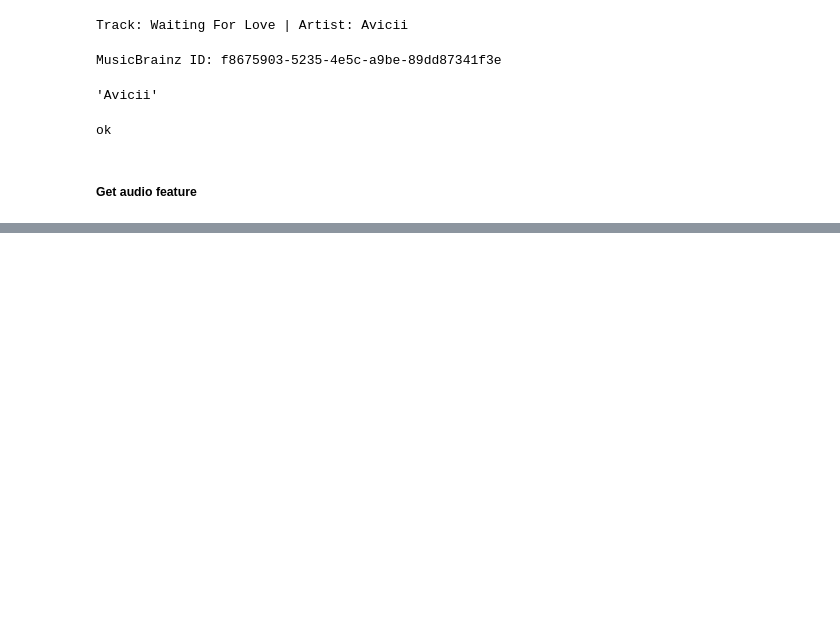
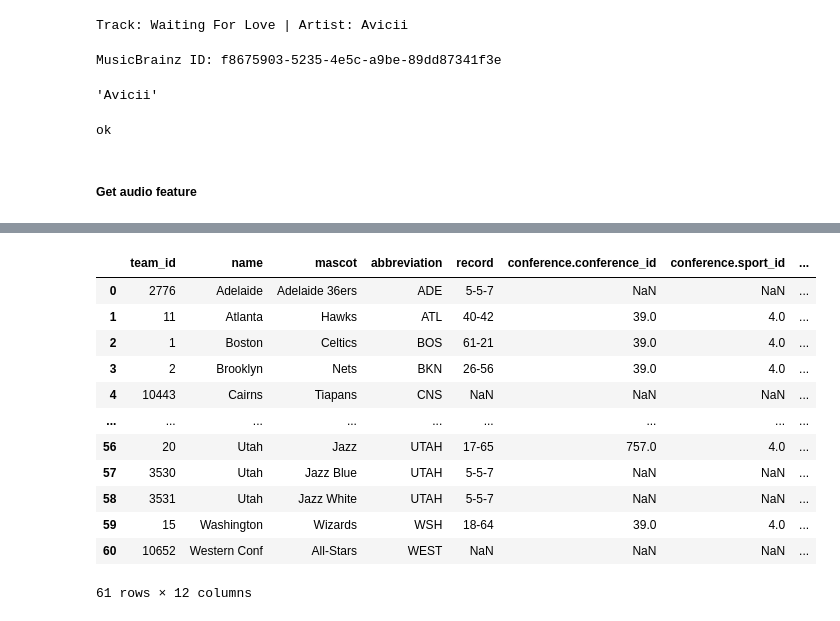
Before and after one commit to Ametist2502/DE_Project, a Jupyter notebook: projects/spotify/Code_Block.ipynb, the cells around one changed output, grey strips where cells are left out. Saved outputs shown, nothing was run; the diff lists cells and outputs as text; code cells hidden in the pictures; blank space fills up the shorter version.

```diff
--- a/projects/spotify/Code_Block.ipynb
+++ b/projects/spotify/Code_Block.ipynb
@@ -267,0 +304,15 @@ base_url='https://musicbrainz.org/ws/2/recording'
+# %%
+import http.client
+
+conn = http.client.HTTPSConnection("therundown-therundown-v1.p.rapidapi.com")
+
+headers = {
+
+}
+
+conn.request("GET", "/sports", headers=headers)
+
+res = conn.getresponse()
+data = res.read()
+
+print(data.decode("utf-8"))
@@ -267,0 +321,5 @@ base_url='https://musicbrainz.org/ws/2/recording'
+# %%
+import json
+sports_raw = data.decode("utf-8")
+sports_json = json.loads(sports_raw)  # Dạng dict với key 'sports'
+sports_list = sports_json["sports"]   # Lấy list sports
@@ -267,0 +330,15 @@ base_url='https://musicbrainz.org/ws/2/recording'
+# %%
+import http.client
+
+conn = http.client.HTTPSConnection("therundown-therundown-v1.p.rapidapi.com")
+
+headers = {
+
+}
+
+conn.request("GET", "/sports/4/teams", headers=headers)
+
+res = conn.getresponse()
+data = res.read()
+
+print(data.decode("utf-8"))
@@ -267,0 +347,5 @@ base_url='https://musicbrainz.org/ws/2/recording'
+# %%
+nba_team_raw = data.decode("utf-8")
+nba_team_raw_json = json.loads(nba_team_raw)  # Dạng dict với key 'sports'
+nba_team_list = nba_team_raw_json["teams"]   # Lấy list sports
+nba_team_list
@@ -267,0 +370,17 @@ base_url='https://musicbrainz.org/ws/2/recording'
+# %%
+df = pd.json_normalize(nba_team_list)
+df
+# %% [output]
+|  | team_id | name | mascot | abbreviation | record | conference.conference_id | conference.sport_id | ... |
+| 0 | 2776 | Adelaide | Adelaide 36ers | ADE | 5-5-7 | NaN | NaN | ... |
+| 1 | 11 | Atlanta | Hawks | ATL | 40-42 | 39.0 | 4.0 | ... |
+| 2 | 1 | Boston | Celtics | BOS | 61-21 | 39.0 | 4.0 | ... |
+| 3 | 2 | Brooklyn | Nets | BKN | 26-56 | 39.0 | 4.0 | ... |
+| 4 | 10443 | Cairns | Tiapans | CNS | NaN | NaN | NaN | ... |
+| ... | ... | ... | ... | ... | ... | ... | ... | ... |
+| 56 | 20 | Utah | Jazz | UTAH | 17-65 | 757.0 | 4.0 | ... |
+| 57 | 3530 | Utah | Jazz Blue | UTAH | 5-5-7 | NaN | NaN | ... |
+| 58 | 3531 | Utah | Jazz White | UTAH | 5-5-7 | NaN | NaN | ... |
+| 59 | 15 | Washington | Wizards | WSH | 18-64 | 39.0 | 4.0 | ... |
+| 60 | 10652 | Western Conf | All-Stars | WEST | NaN | NaN | NaN | ... |
+61 rows × 12 columns
```
Also changed, not shown: parts of 7 cells of this notebook, 3 other files.
